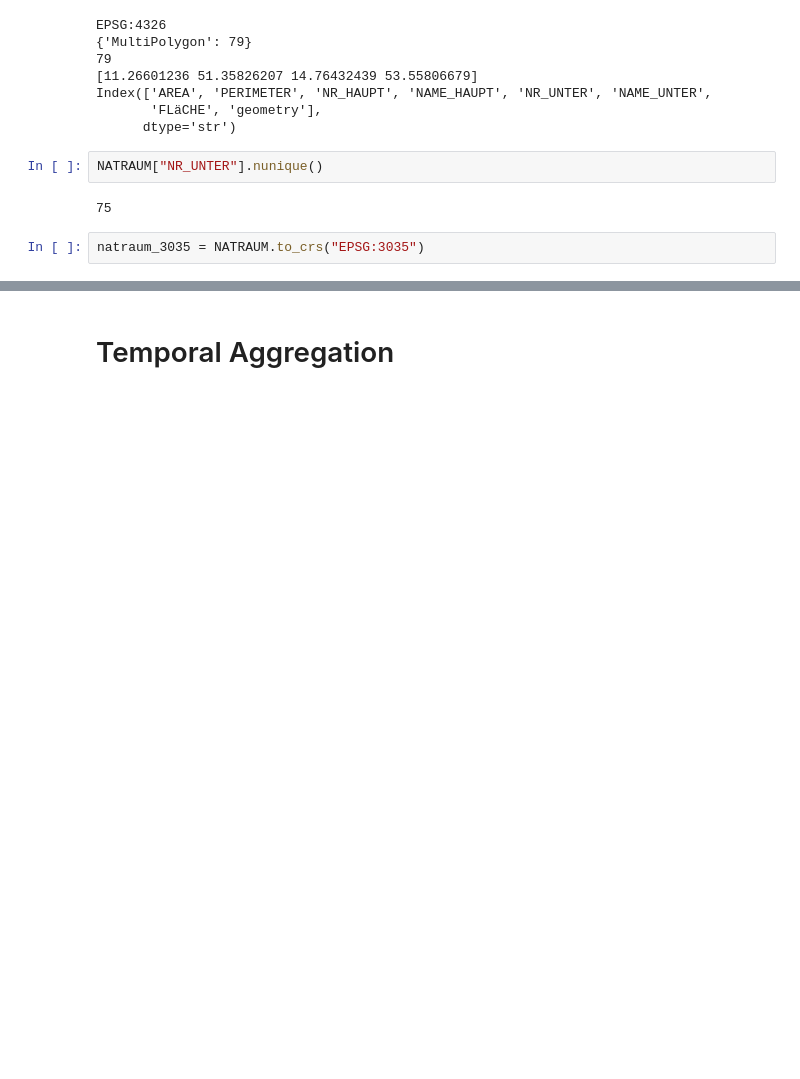
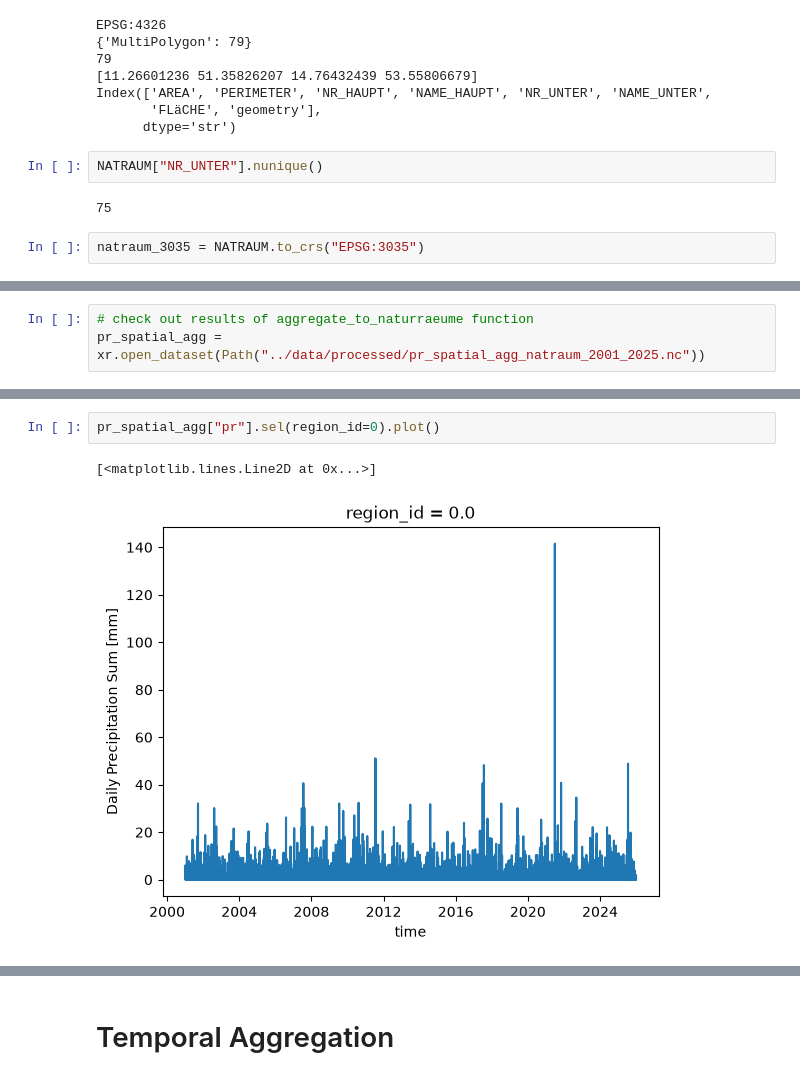
Before and after one commit to frankepolina/ai4hws_portfolioproject, a Jupyter notebook: dev/preprocess.ipynb, the cells around one changed output, grey strips where cells are left out. Drawn from its saved outputs; the diff is of its cells as text; blank space fills up the shorter version.

Commit message:
spatial aggregation successfully implemented and checked

```diff
--- a/dev/preprocess.ipynb
+++ b/dev/preprocess.ipynb
@@ -186,0 +201,3 @@ pr_region_daily.shape
+# %%
+# check out results of aggregate_to_naturraeume function
+pr_spatial_agg = xr.open_dataset(Path("../data/processed/pr_spatial_agg_natraum_2001_2025.nc"))
@@ -186,0 +213,5 @@ pr_region_daily.shape
+# %%
+pr_spatial_agg["pr"].sel(region_id=0).plot()
+# %% [output]
+[<matplotlib.lines.Line2D at 0x...>]
+[figure, added]
```
Also changed, not shown: parts of 31 cells of this notebook, 4 other files.
